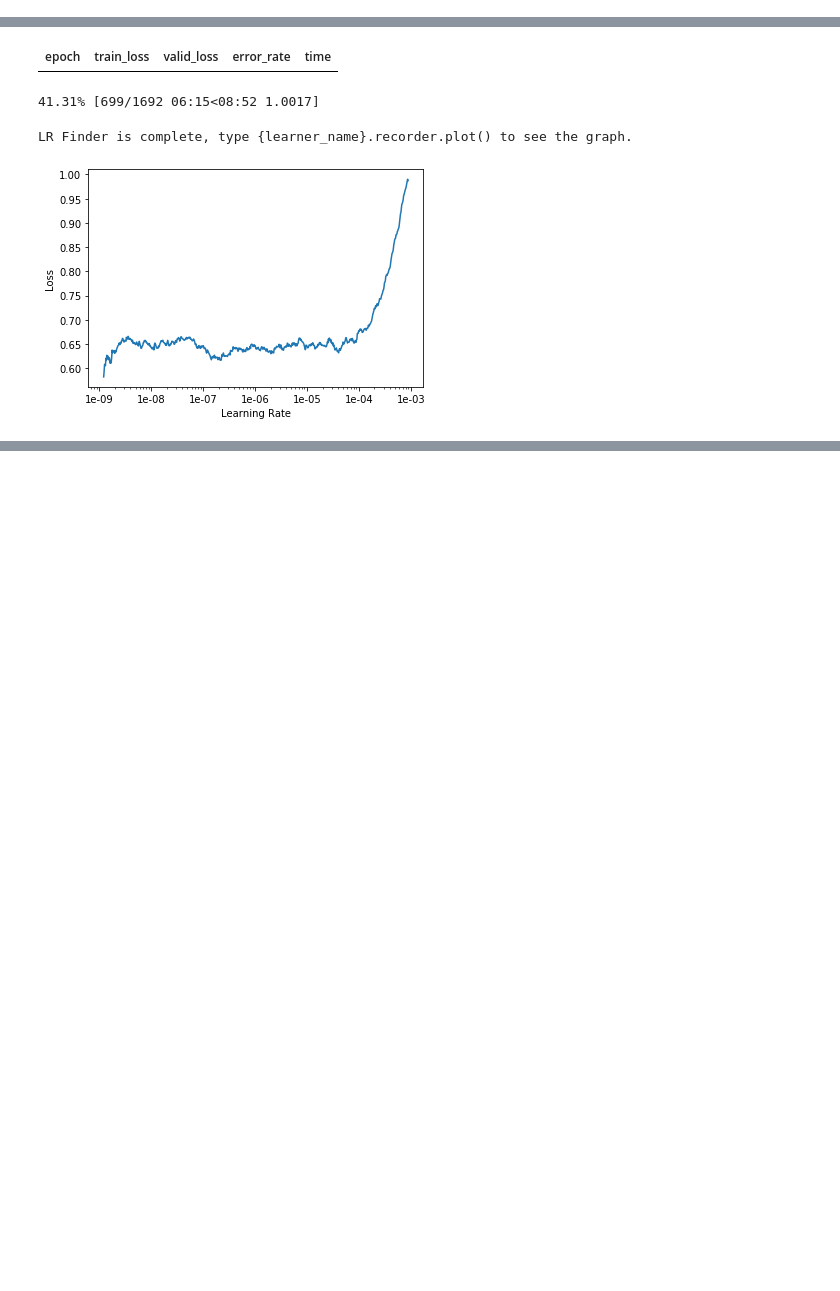
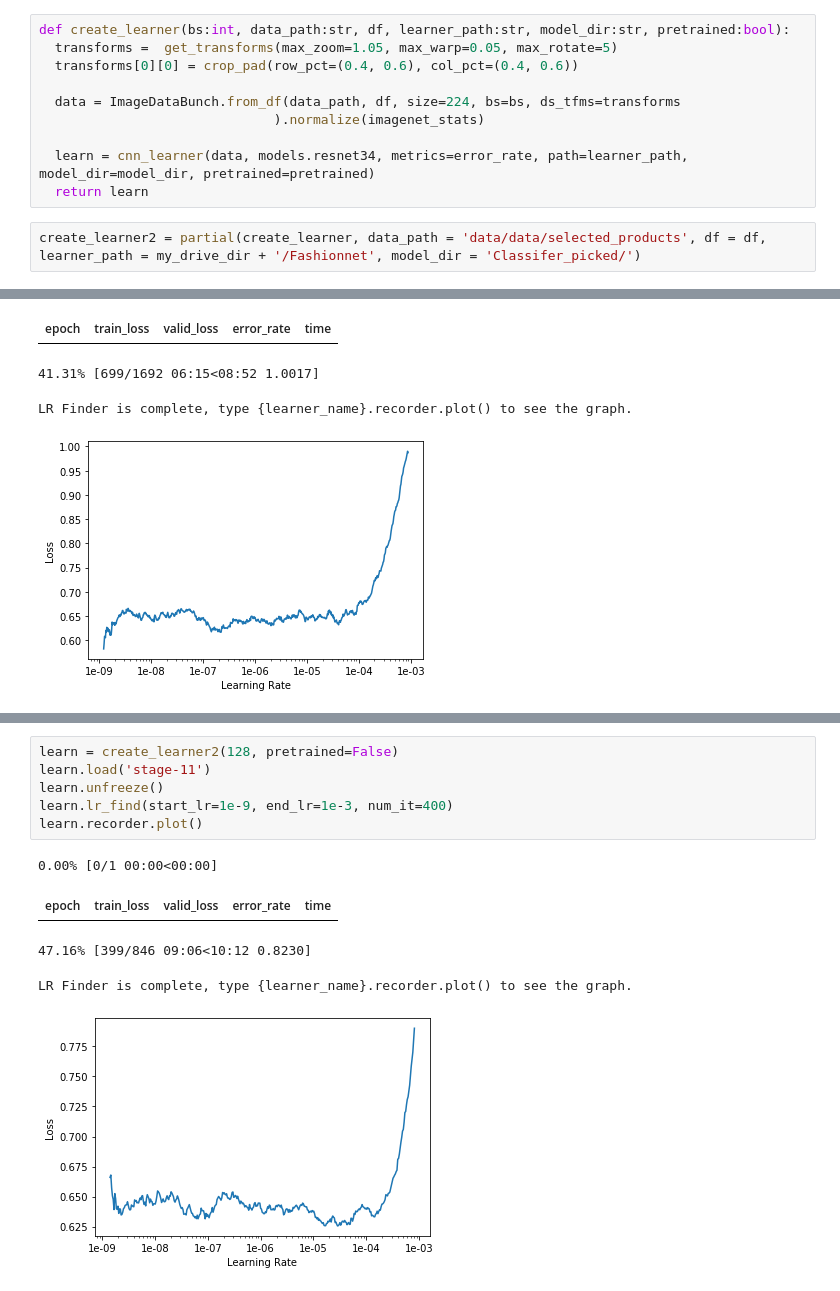
Before and after one commit to Arden-Zhu/fashion_net2, a Jupyter notebook: DeepFashion_classifer_by_category_picked.ipynb, the cells around one changed output, grey strips where cells are left out. Cells and saved outputs as stored; diff of their text form; blank space fills up the shorter version.

```diff
--- a/DeepFashion_classifer_by_category_picked.ipynb
+++ b/DeepFashion_classifer_by_category_picked.ipynb
@@ -33,0 +64,12 @@ Mounted at /content/gdrive
+# %%
+def create_learner(bs:int, data_path:str, df, learner_path:str, model_dir:str, pretrained:bool):
+  transforms =  get_transforms(max_zoom=1.05, max_warp=0.05, max_rotate=5)
+  transforms[0][0] = crop_pad(row_pct=(0.4, 0.6), col_pct=(0.4, 0.6))
+
+  data = ImageDataBunch.from_df(data_path, df, size=224, bs=bs, ds_tfms=transforms
+                              ).normalize(imagenet_stats)
+
+  learn = cnn_learner(data, models.resnet34, metrics=error_rate, path=learner_path, model_dir=model_dir, pretrained=pretrained)
+  return learn
+# %%
+create_learner2 = partial(create_learner, data_path = 'data/data/selected_products', df = df, learner_path = my_drive_dir + '/Fashionnet', model_dir = 'Classifer_picked/')
@@ -489,0 +528,12 @@ learn.save('stage-12-1')
+# %%
+learn = create_learner2(128, pretrained=False)
+learn.load('stage-11')
+learn.unfreeze()
+learn.lr_find(start_lr=1e-9, end_lr=1e-3, num_it=400)
+learn.recorder.plot()
+# %% [output]
+0.00% [0/1 00:00<00:00]
+| epoch | train_loss | valid_loss | error_rate | time |
+47.16% [399/846 09:06<10:12 0.8230]
+LR Finder is complete, type {learner_name}.recorder.plot() to see the graph.
+[figure, added]
```
Also changed, not shown: parts of 15 cells of this notebook.
